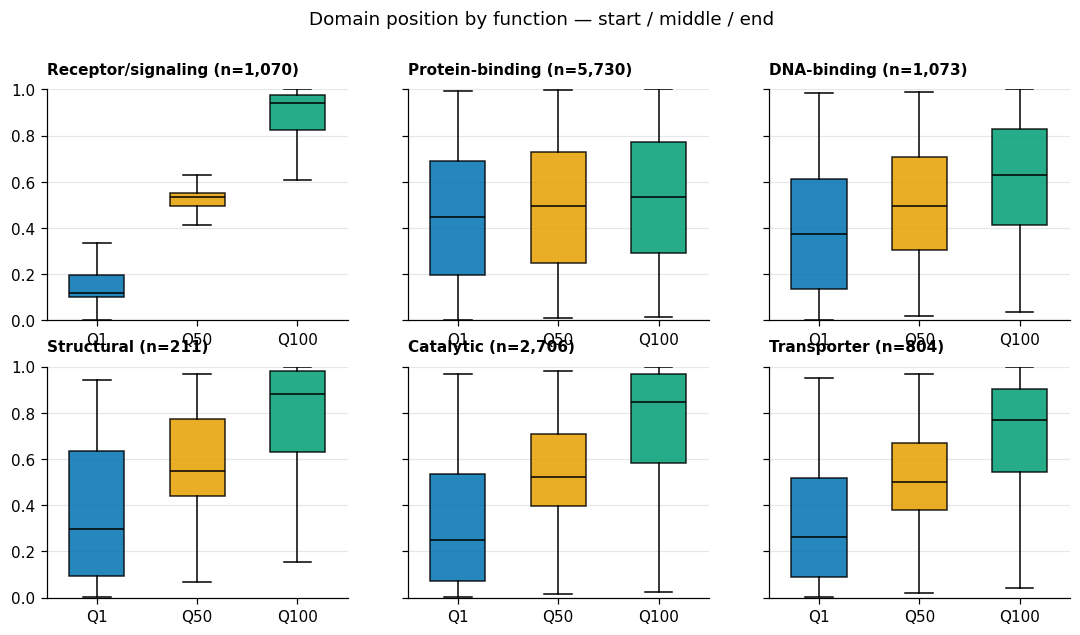
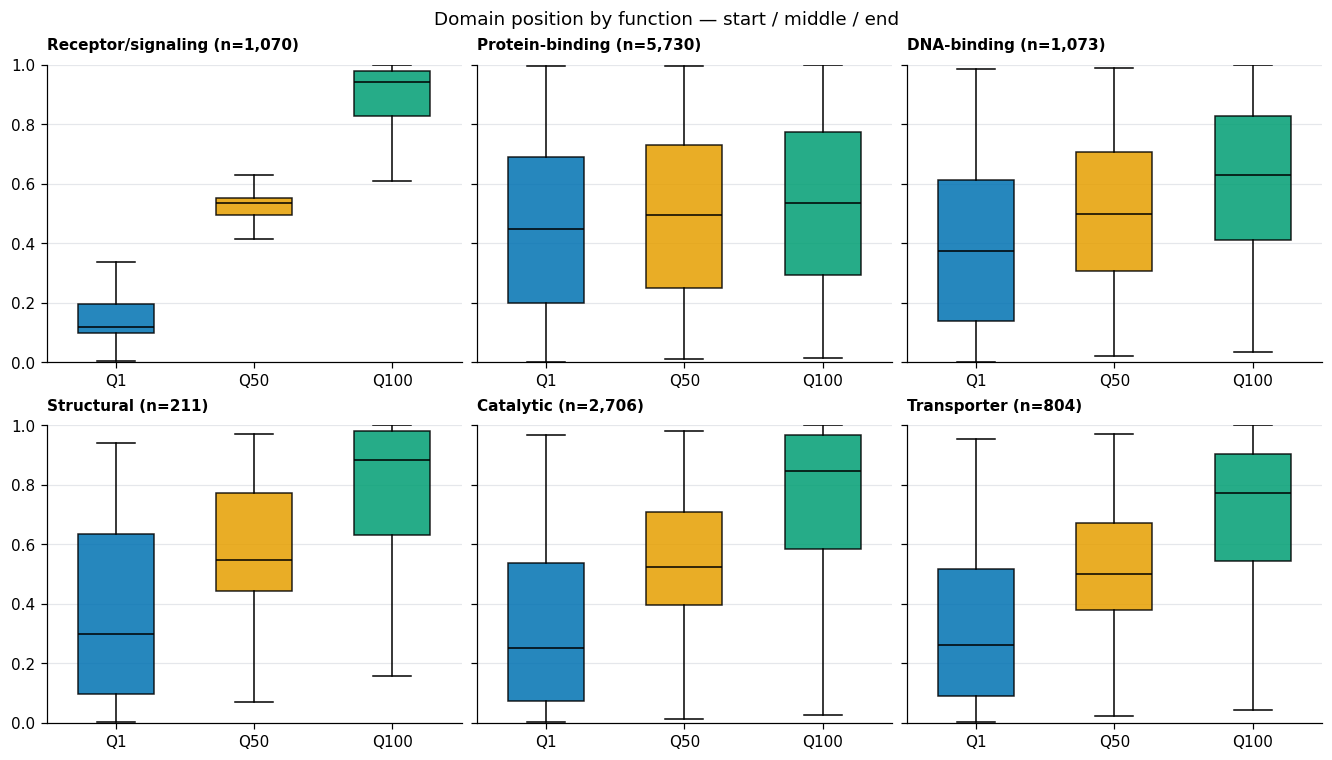
Code edit (unified diff) that turned the first committed figure into the second:
--- before
+++ after
@@ -1,3 +1,4 @@
-fig, axes = plt.subplots(2, 3, figsize=(12, 6), sharey=True)
+fig, axes = plt.subplots(2, 3, figsize=(12, 6.8), sharey=True,
+                         constrained_layout=True)   # auto-spacing: no title overlap
 for axx, f in zip(axes.ravel(), ORDER):
     sub = d[d.fclass == f]
@@ -8,5 +9,5 @@
     axx.set_title(f"{f} (n={len(sub):,})", fontsize=10, loc="left"); axx.set_ylim(0, 1)
     axx.set_xticks([1, 2, 3]); axx.set_xticklabels(["Q1", "Q50", "Q100"])
-fig.suptitle("Domain position by function — start / middle / end", y=1.0)
+fig.suptitle("Domain position by function — start / middle / end")
 display(fig)
 fig.savefig(DATA / "fig_analysis2_position_perclass.png", bbox_inches="tight")

Commit: Notebooks: refine AlphaFold KDE axes/palette, atlas bar colours, scaling markers